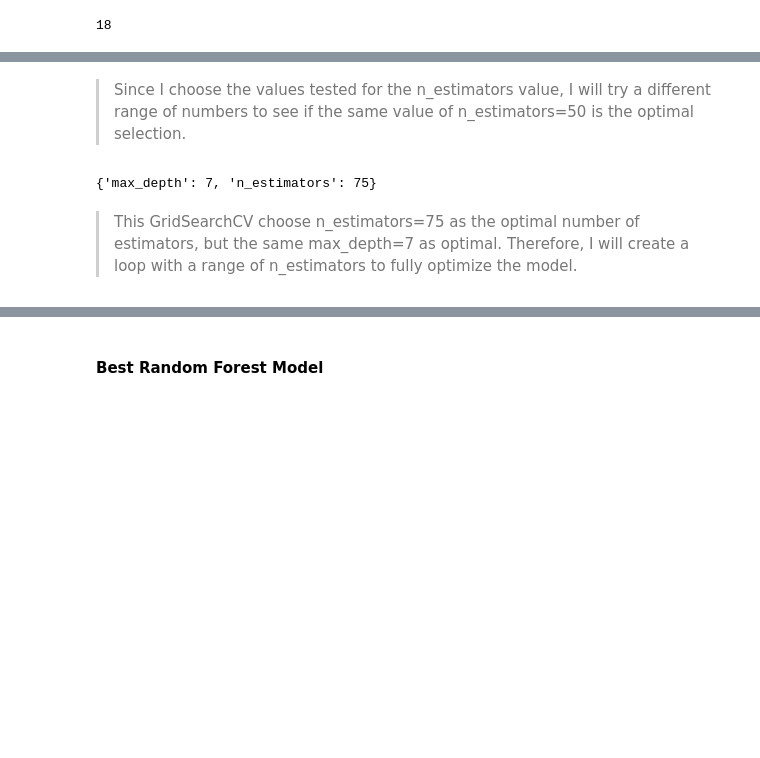
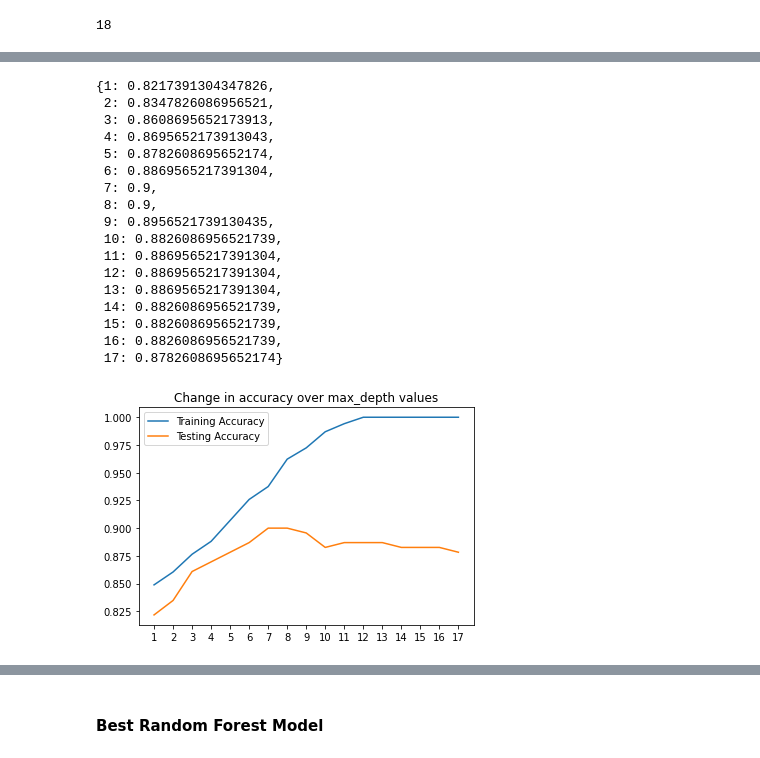
Before and after one commit to dcreeder89/Dojo-Project-2, a Jupyter notebook: Reeder__Heart_Failure_Prediction_Data_Analysis.ipynb, the cells around one changed output, grey strips where cells are left out. Drawn from its saved outputs; the diff is of its cells as text; code cells hidden in the pictures; blank space fills up the shorter version.

```diff
--- a/Reeder__Heart_Failure_Prediction_Data_Analysis.ipynb
+++ b/Reeder__Heart_Failure_Prediction_Data_Analysis.ipynb
@@ -1148,23 +1118,56 @@ rf_grid_search.best_params_
-# %% [markdown]
-> Since I choose the values tested for the n_estimators value, I will try a different range of numbers to see if the same value of n_estimators=50 is the optimal selection.
-# %%
-# instantiate random forest classifier model
-rf = RandomForestClassifier(random_state=42)
-# instantiate new training data that is put through the preprocessor
-# for use in the grid search
-X_train_processed = preprocessor_scaled.fit_transform(X_train)
-
-# Create parameter grid for GridSearchCV
-param_grid = {'max_depth': range(1,rf_depth),
-              'n_estimators': [25, 50, 75, 100]}
-
-# instantiate GridSearchCV
-rf_grid_search = GridSearchCV(rf, param_grid)
-# fit grid search to training data
-rf_grid_search.fit(X_train_processed, y_train)
-# examine best parameters found by search
-rf_grid_search.best_params_
-# %% [output]
-{'max_depth': 7, 'n_estimators': 75}
-# %% [markdown]
-> This GridSearchCV choose n_estimators=75 as the optimal number of estimators, but the same max_depth=7 as optimal. Therefore, I will create a loop with a range of n_estimators to fully optimize the model.
+# %%
+depths = range(1, rf_depth)
+n_ests = [50, 100, 150, 200, 250]
+
+train_scores = []
+test_scores = []
+
+train_recall = []
+test_recall = []
+# iterative over depths
+for d in depths:
+  # instantiate model, make pipeline, and fit on training data
+  rf = RandomForestClassifier(random_state=42, max_depth=d)
+  rf_pipe=make_pipeline(preprocessor_scaled, rf)
+  rf_pipe.fit(X_train, y_train)
+
+  # predict outcomes using fit model
+  train_pred = rf_pipe.predict(X_train)
+  test_pred = rf_pipe.predict(X_test)
+
+  # add training and testing scores to scores list
+  train_scores.append(rf_pipe.score(X_train, y_train))
+  test_scores.append(rf_pipe.score(X_test, y_test))
+
+  # add training and testing recall scores to recall list
+  train_recall.append(recall_score(y_train, train_pred))
+  test_recall.append(recall_score(y_test, test_pred))
+# %%
+# plot change in accuracy as we change the value of depth
+fig, ax = plt.subplots(1,1)
+ax.plot(depths, train_scores, label = 'Training Accuracy')
+ax.plot(depths, test_scores, label = 'Testing Accuracy')
+ax.set_xticks(depths)
+ax.set_title('Change in accuracy over max_depth values')
+ax.legend()
+# print dictionary of values of depth and scores for test set
+{d:score for d, score in zip(depths, test_scores)}
+# %% [output]
+{1: 0.8217391304347826,
+ 2: 0.8347826086956521,
+ 3: 0.8608695652173913,
+ 4: 0.8695652173913043,
+ 5: 0.8782608695652174,
+ 6: 0.8869565217391304,
+ 7: 0.9,
+ 8: 0.9,
+ 9: 0.8956521739130435,
+ 10: 0.8826086956521739,
+ 11: 0.8869565217391304,
+ 12: 0.8869565217391304,
+ 13: 0.8869565217391304,
+ 14: 0.8826086956521739,
+ 15: 0.8826086956521739,
+ 16: 0.8826086956521739,
+ 17: 0.8782608695652174}
+[figure, added]
```
Also changed, not shown: parts of 22 cells of this notebook.
